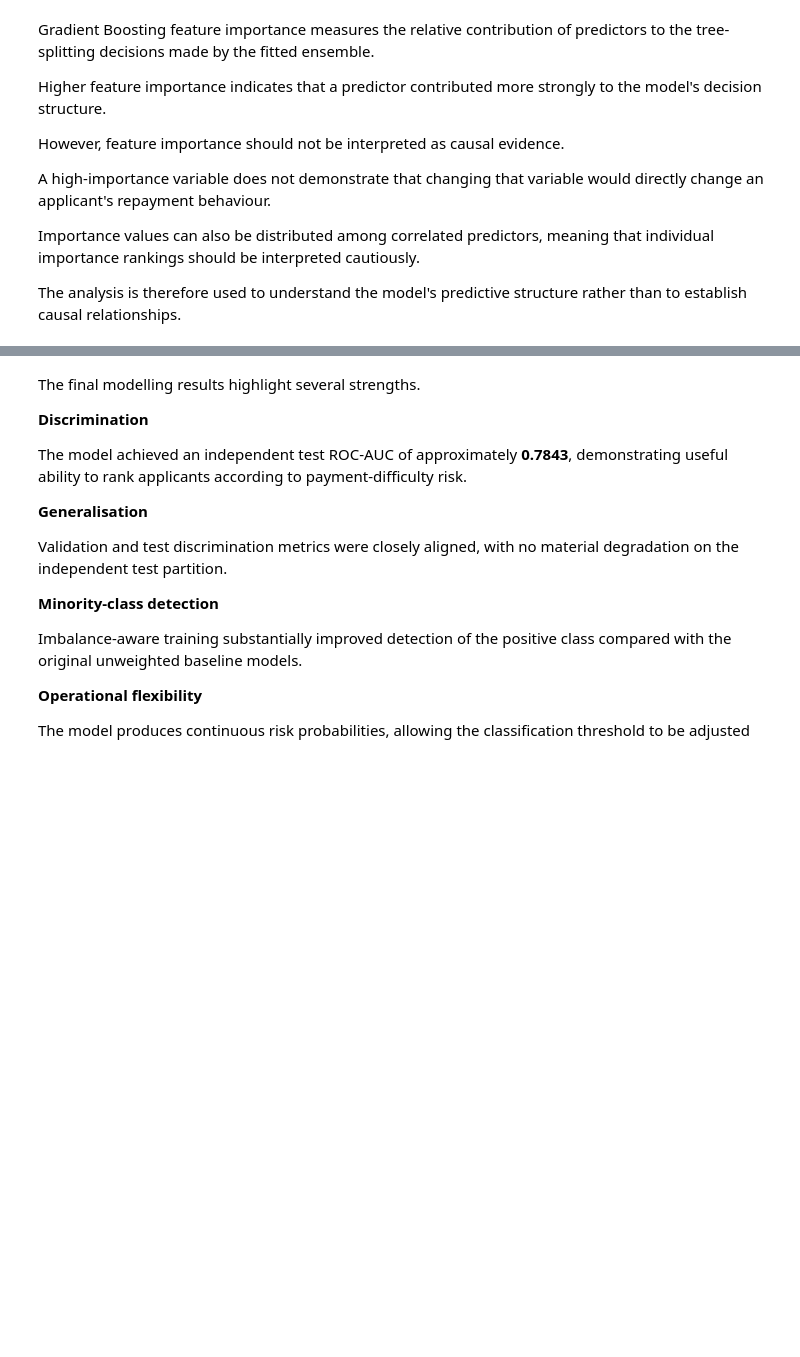
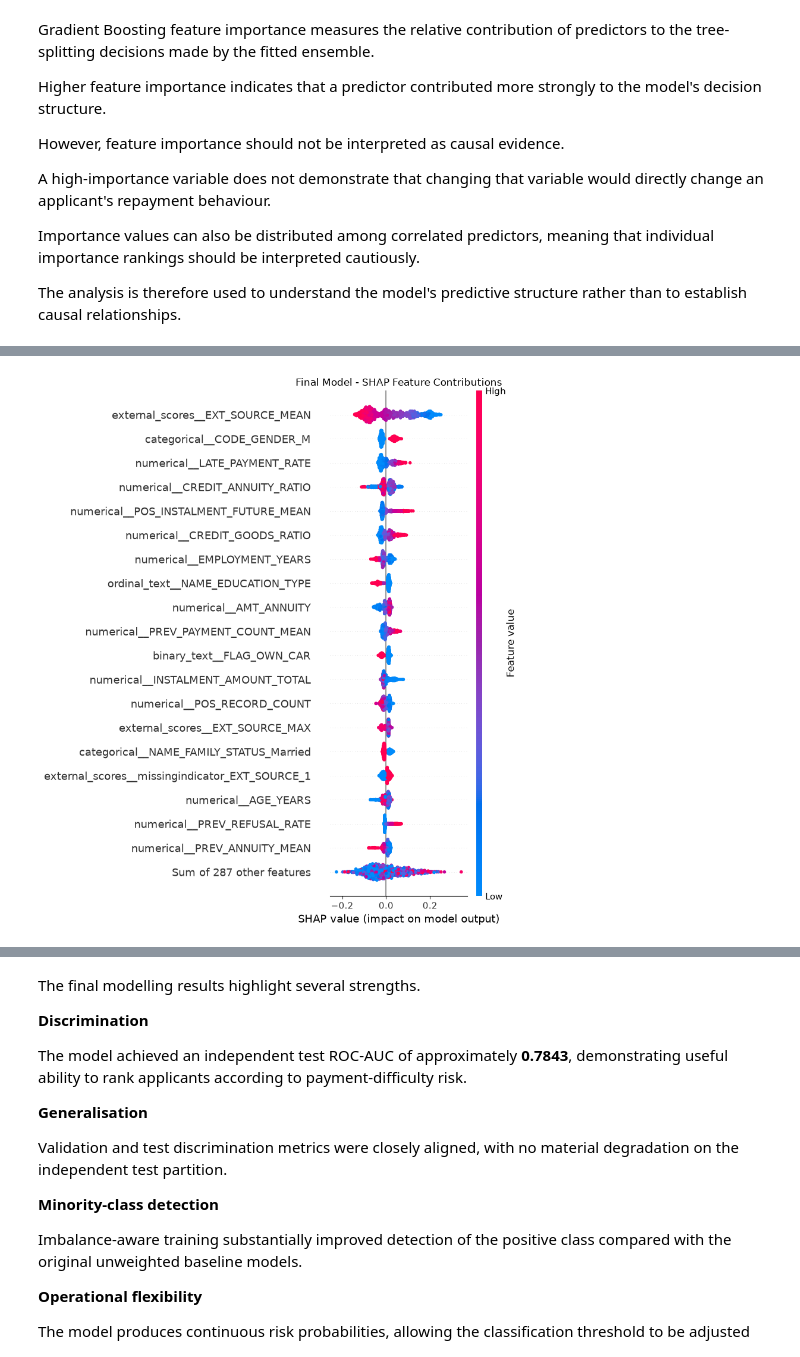
Before and after one commit to w0lfpy/Home-Credit-Default-Risk, a Jupyter notebook: notebooks/05_evaluation.ipynb, the cells around one changed output, grey strips where cells are left out. Drawn from its saved outputs; the diff is of its cells as text; code cells hidden in the pictures; blank space fills up the shorter version.

```diff
--- a/notebooks/05_evaluation.ipynb
+++ b/notebooks/05_evaluation.ipynb
@@ -2187,0 +2300,9 @@ The analysis is therefore used to understand the model's predictive structure ra
+# %%
+#SHAP Beeswarm Plot
+shap.plots.beeswarm(shap_test_values, max_display=20, show=False)
+plt.title("Final Model - SHAP Feature Contributions")
+plt.tight_layout()
+plt.savefig(FIGURES_DIR / "final_model_shap_beeswarm.png", dpi=300, bbox_inches="tight")
+plt.show()
+# %% [output]
+[figure, added]
```
Also changed, not shown: parts of 32 cells of this notebook, 9 other files.
